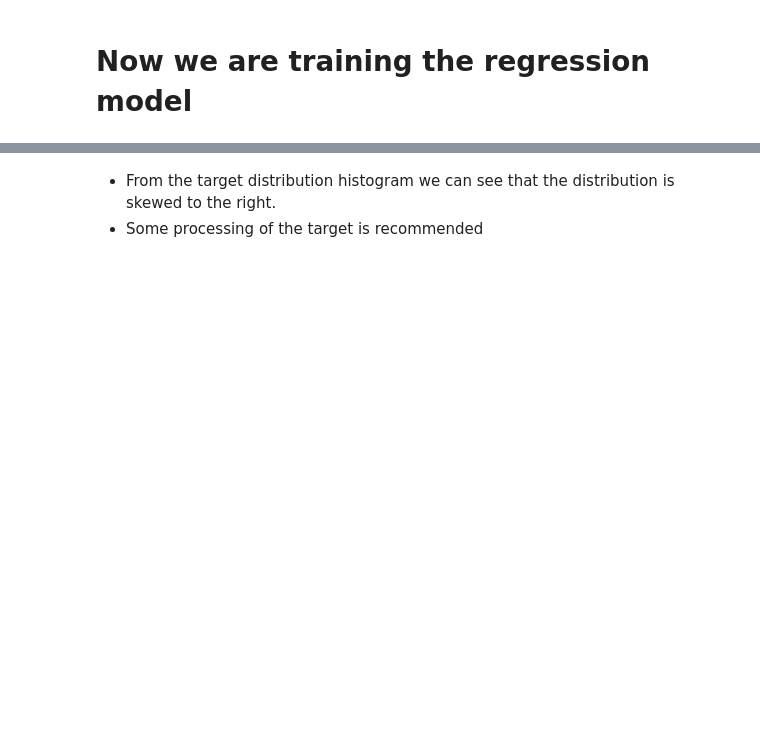
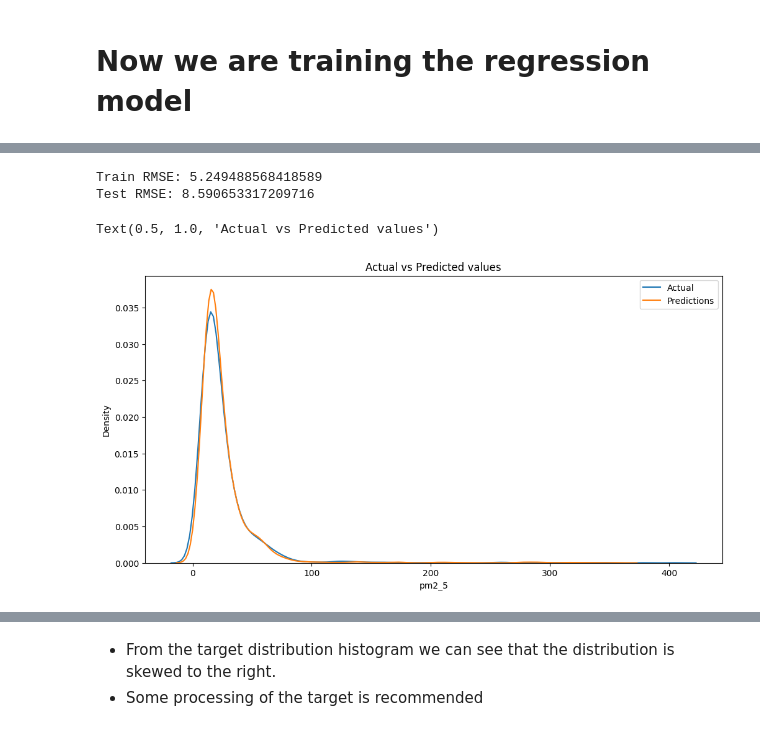
Before and after one commit to michael-awe/pm2.5-air-quality, a Jupyter notebook: regression_model_impute_75.ipynb, the cells around one changed output, grey strips where cells are left out. Drawn from its saved outputs; the diff is of its cells as text; code cells hidden in the pictures; blank space fills up the shorter version.

```diff
--- a/regression_model_impute_75.ipynb
+++ b/regression_model_impute_75.ipynb
@@ -155,5 +269,5 @@ train = train.drop(columns=['hour'])
 # list non-categorical columns
 non_categorical = train.select_dtypes(include=[np.number]).columns
 # remove hour, month, latitude and longitude from this list
-non_categorical = non_categorical.drop(['hour', 'month', 'site_latitude', 'site_longitude', 'pm2_5'])
+non_categorical = non_categorical.drop(['month', 'site_latitude', 'site_longitude', 'pm2_5'])
 non_categorical
@@ -264,23 +417,36 @@ plt.title('Actual vs Predicted values')
 # %%
 #random forest tree
 from sklearn.ensemble import RandomForestRegressor
 
 # Instantiate the model
 rf = RandomForestRegressor(n_estimators=100, random_state=42)
 
 # Fit the model
 rf.fit(X_train, y_train)
 
 # Make predictions
 train_preds = rf.predict(X_train)
 test_preds = rf.predict(X_test)
 
 # Assess the model
 train_rmse = np.sqrt(mean_squared_error(y_train, train_preds))
 test_rmse = np.sqrt(mean_squared_error(y_test, test_preds))
 
 print(f'Train RMSE: {train_rmse}')
 print(f'Test RMSE: {test_rmse}')
+
+
+#plot actual vs predicted values
+plt.figure(figsize=(12, 6))
+sns.kdeplot(y_train, label='Actual')
+sns.kdeplot(train_preds, label='Predictions')
+plt.legend()
+plt.title('Actual vs Predicted values')
+# %% [output]
+Train RMSE: 5.249488568418589
+Test RMSE: 8.590653317209716
+Text(0.5, 1.0, 'Actual vs Predicted values')
+[figure, added]
 # %%
 X_train.columns = X_train.columns.str.replace('[^a-zA-Z0-9_]', '_', regex=True)
 # %%
```
Also changed, not shown: parts of 28 cells of this notebook, 3 other files.
